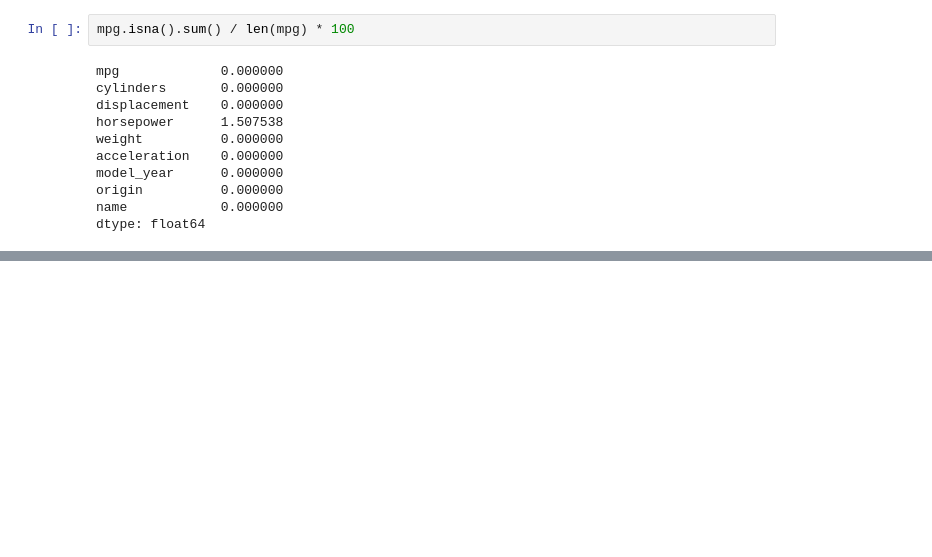
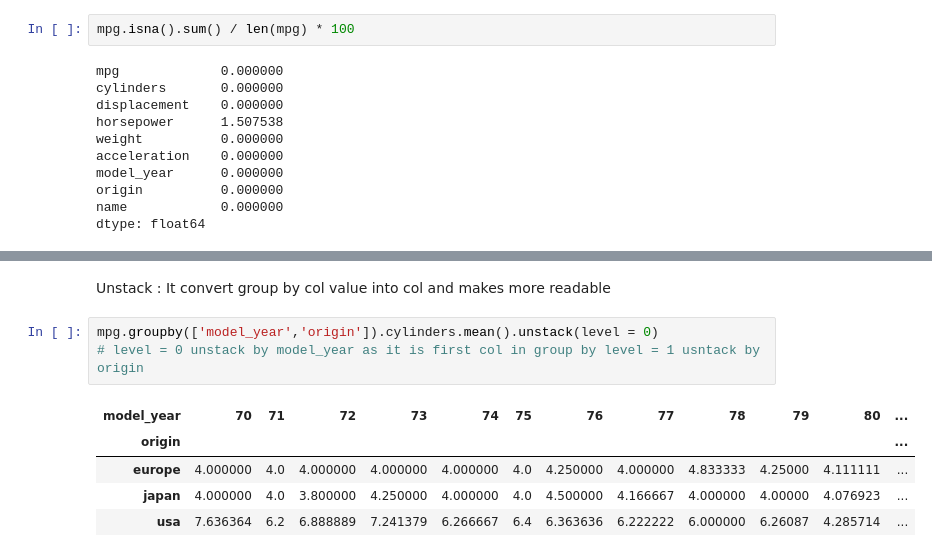
Before and after one commit to thekaif7/exploratory_data_analysis, a Jupyter notebook: EDA_1.ipynb, the cells around one changed output, grey strips where cells are left out. Cells and saved outputs as stored; diff of their text form; blank space fills up the shorter version.

Commit message:
analysis in more readable format

```diff
--- a/EDA_1.ipynb
+++ b/EDA_1.ipynb
@@ -129,0 +239,11 @@ dtype: float64
+# %% [markdown]
+Unstack : It convert group by col value into col and makes more readable
+# %%
+mpg.groupby(['model_year','origin']).cylinders.mean().unstack(level = 0)
+# level = 0 unstack by model_year as it is first col in group by level = 1 usntack by origin
+# %% [output]
+| model_year | 70 | 71 | 72 | 73 | 74 | 75 | 76 | 77 | 78 | 79 | 80 | ... |
+| origin |  |  |  |  |  |  |  |  |  |  |  | ... |
+| europe | 4.000000 | 4.0 | 4.000000 | 4.000000 | 4.000000 | 4.0 | 4.250000 | 4.000000 | 4.833333 | 4.25000 | 4.111111 | ... |
+| japan | 4.000000 | 4.0 | 3.800000 | 4.250000 | 4.000000 | 4.0 | 4.500000 | 4.166667 | 4.000000 | 4.00000 | 4.076923 | ... |
+| usa | 7.636364 | 6.2 | 6.888889 | 7.241379 | 6.266667 | 6.4 | 6.363636 | 6.222222 | 6.000000 | 6.26087 | 4.285714 | ... |
```
Also changed, not shown: parts of 17 cells of this notebook.
